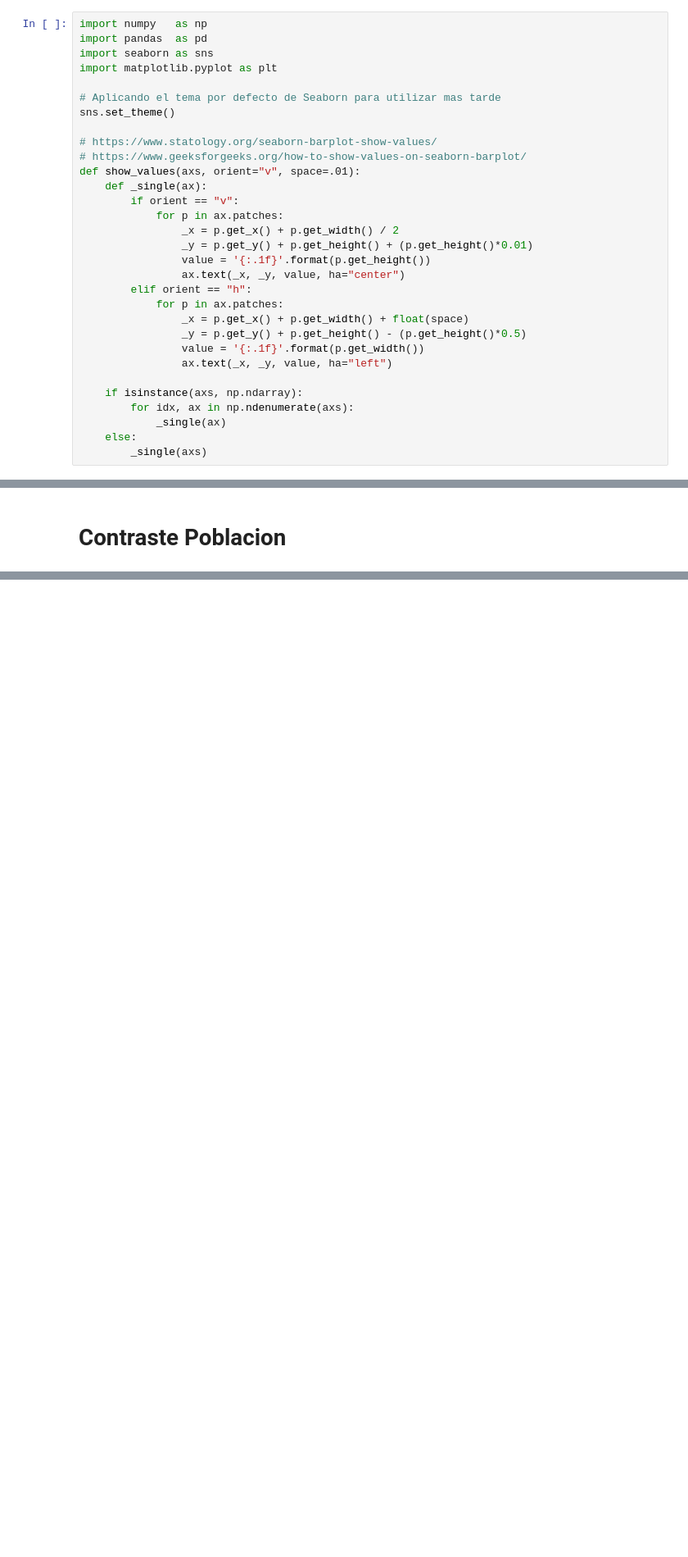
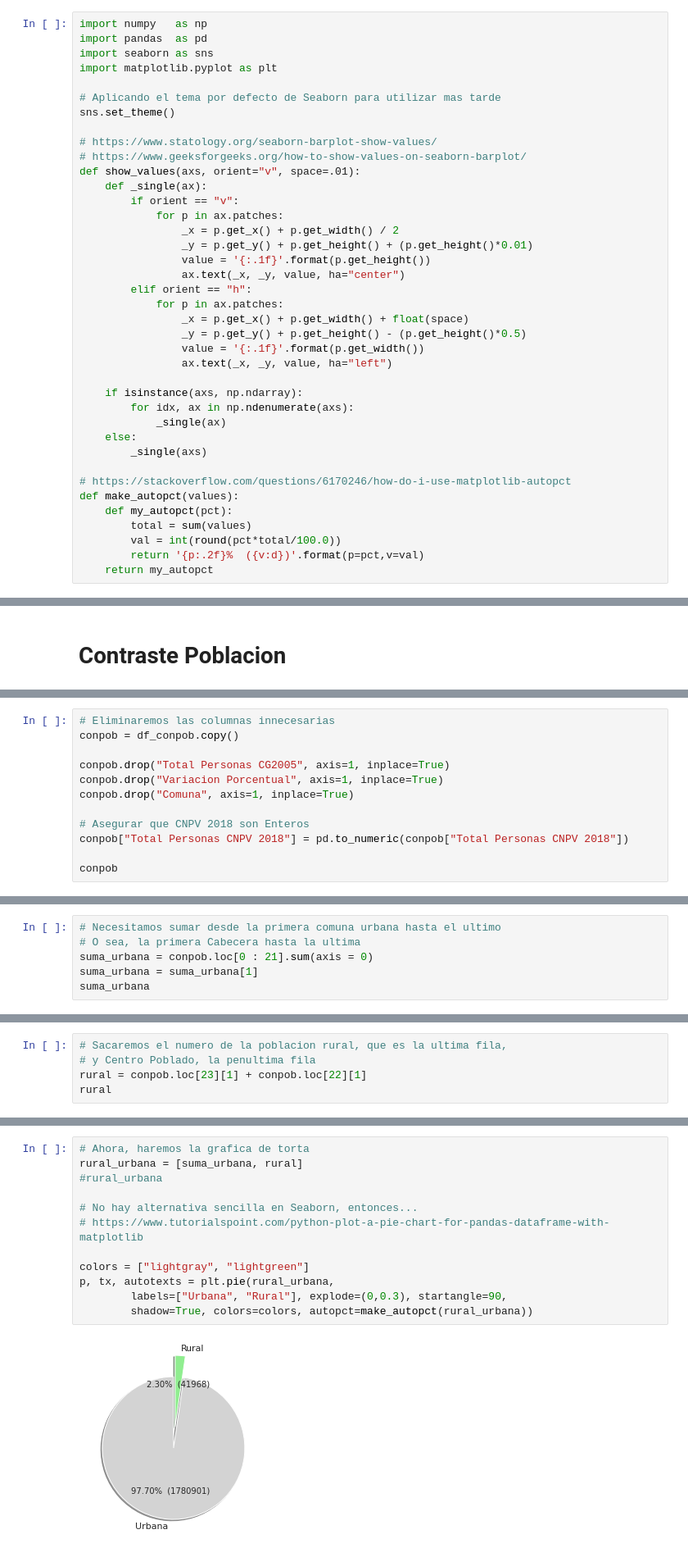
Before and after one commit to CIAT-DAPA/food_system_web_dashboard, a Jupyter notebook: src/scripts/ProcessingDANEstudy.ipynb, the cells around one changed output, grey strips where cells are left out. Shown: that part at 82% size. Saved outputs shown, nothing was run; the diff lists cells and outputs as text; blank space fills up the shorter version.

```diff
--- a/src/scripts/ProcessingDANEstudy.ipynb
+++ b/src/scripts/ProcessingDANEstudy.ipynb
@@ -48,6 +48,14 @@ def show_values(axs, orient="v", space=.01):
             _single(ax)
     else:
         _single(axs)
+
+# https://stackoverflow.com/questions/6170246/how-do-i-use-matplotlib-autopct
+def make_autopct(values):
+    def my_autopct(pct):
+        total = sum(values)
+        val = int(round(pct*total/100.0))
+        return '{p:.2f}%  ({v:d})'.format(p=pct,v=val)
+    return my_autopct
 # %% [markdown]
 # Cobertura Servicios
 
@@ -158,0 +173,12 @@ Podemos convertir esto a un Heatmap, o sacar un mapa del estudio como tal.
+# %%
+# Eliminaremos las columnas innecesarias
+conpob = df_conpob.copy()
+
+conpob.drop("Total Personas CG2005", axis=1, inplace=True)
+conpob.drop("Variacion Porcentual", axis=1, inplace=True)
+conpob.drop("Comuna", axis=1, inplace=True)
+
+# Asegurar que CNPV 2018 son Enteros
+conpob["Total Personas CNPV 2018"] = pd.to_numeric(conpob["Total Personas CNPV 2018"])
+
+conpob
@@ -158,0 +203,6 @@ Podemos convertir esto a un Heatmap, o sacar un mapa del estudio como tal.
+# %%
+# Necesitamos sumar desde la primera comuna urbana hasta el ultimo
+# O sea, la primera Cabecera hasta la ultima
+suma_urbana = conpob.loc[0 : 21].sum(axis = 0)
+suma_urbana = suma_urbana[1]
+suma_urbana
@@ -158,0 +211,5 @@ Podemos convertir esto a un Heatmap, o sacar un mapa del estudio como tal.
+# %%
+# Sacaremos el numero de la poblacion rural, que es la ultima fila,
+# y Centro Poblado, la penultima fila
+rural = conpob.loc[23][1] + conpob.loc[22][1]
+rural
@@ -159,3 +228,17 @@ Podemos convertir esto a un Heatmap, o sacar un mapa del estudio como tal.
+# %%
+# Ahora, haremos la grafica de torta
+rural_urbana = [suma_urbana, rural]
+#rural_urbana
+
+# No hay alternativa sencilla en Seaborn, entonces...
+# https://www.tutorialspoint.com/python-plot-a-pie-chart-for-pandas-dataframe-with-matplotlib
+
+colors = ["lightgray", "lightgreen"]
+p, tx, autotexts = plt.pie(rural_urbana,
+        labels=["Urbana", "Rural"], explode=(0,0.3), startangle=90,
+        shadow=True, colors=colors, autopct=make_autopct(rural_urbana))
+# %% [output]
+[figure, added]
 # %% [markdown]
 # Poblacion de Hogares
 # %%
```
Also changed, not shown: parts of 20 cells of this notebook, 19 other files.
